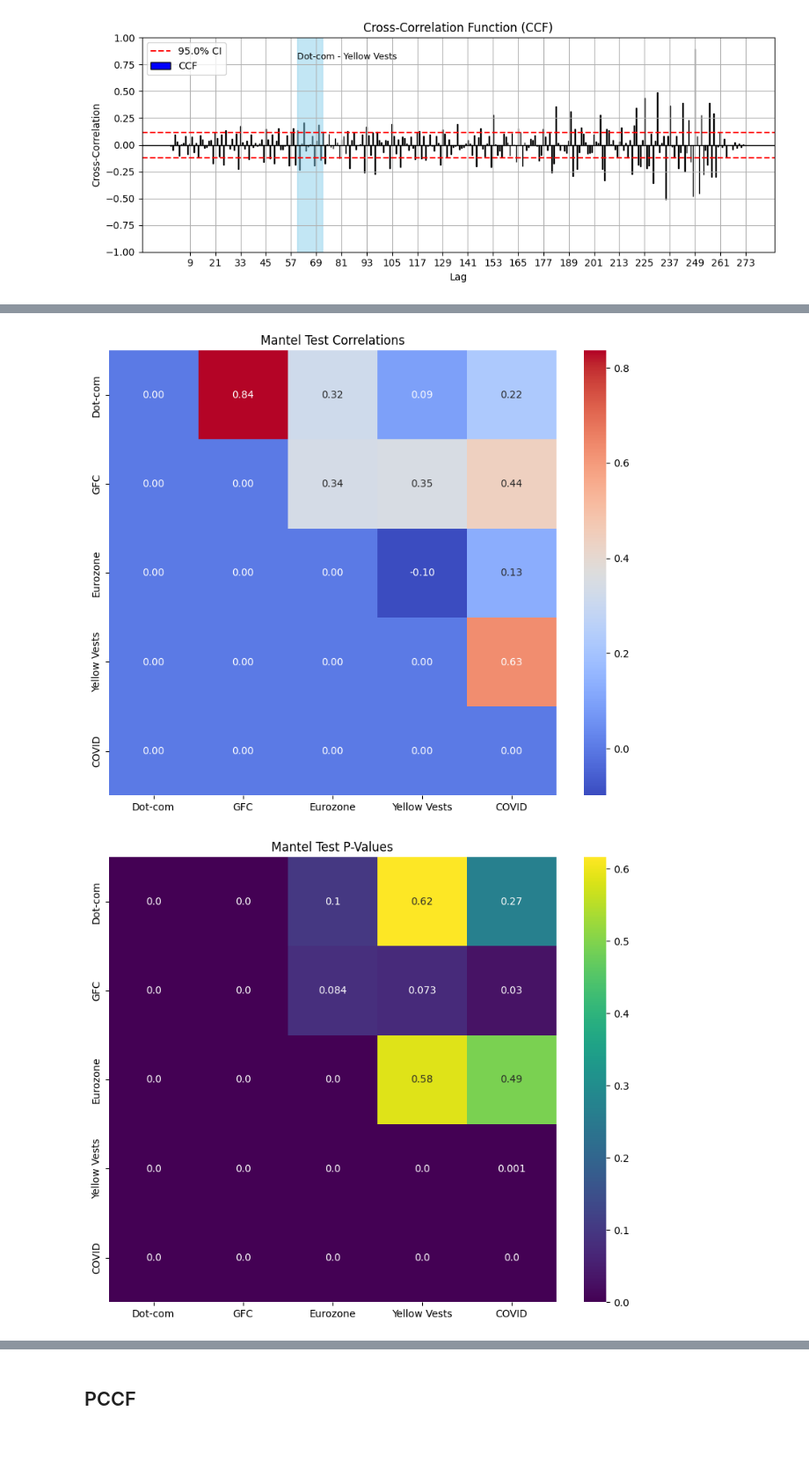
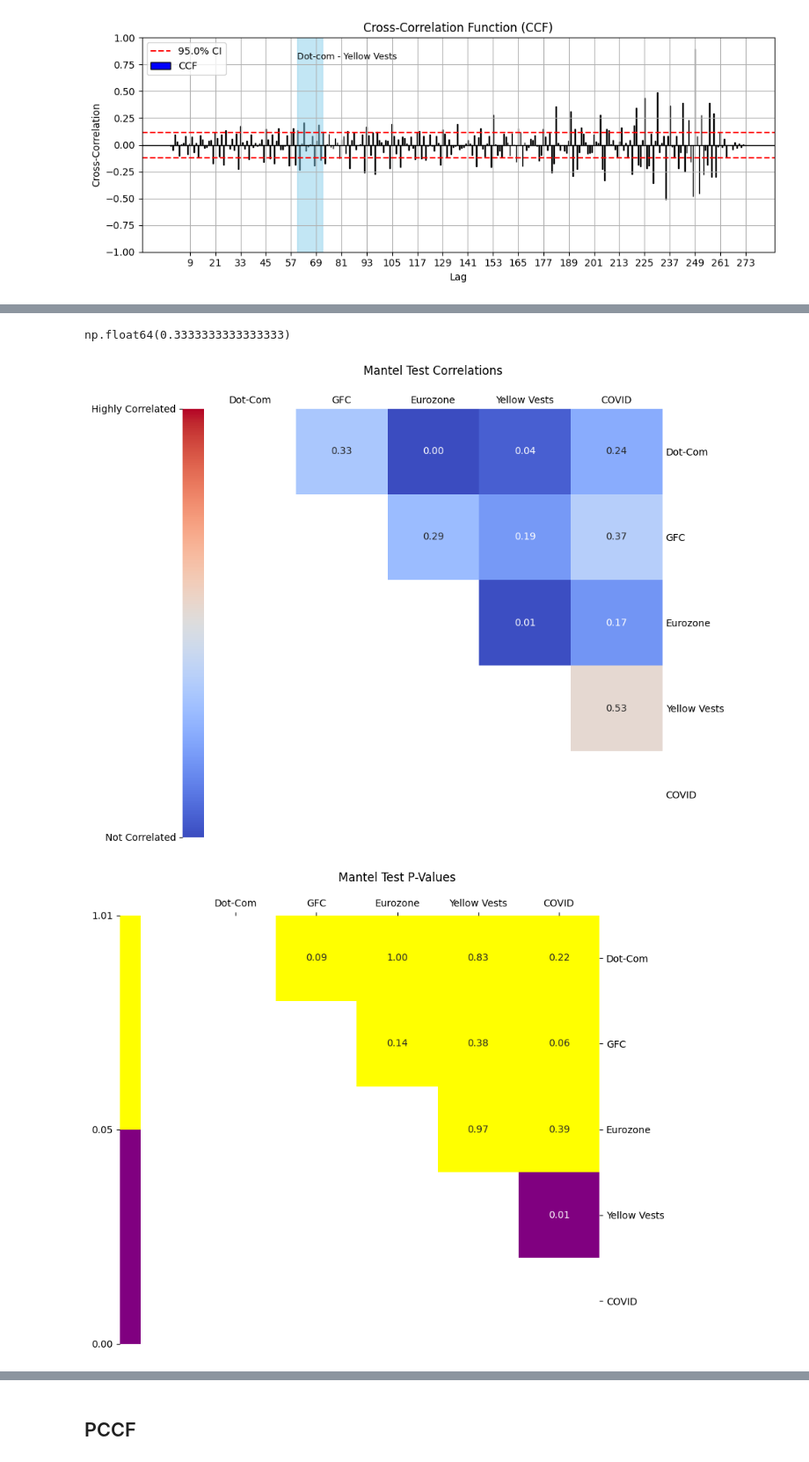
Before and after one commit to emirsglm/consumer-behavior-analysis, a Jupyter notebook: test.ipynb, the cells around one changed output, grey strips where cells are left out. Shown at 88% size. Drawn from its saved outputs; the diff is of its cells as text; code cells hidden in the pictures.

Commit message:
Update test.ipynb
visualisations update

```diff
--- a/test.ipynb
+++ b/test.ipynb
@@ -1129,12 +1129,14 @@ def crysis_periods_data(col,df_stationary):
     """
     # Define the crisis intervals
     crisis_periods_fixed = {
-        "dotcom": "2000-01",
-        "gfc": "2007-10",
-        "eurocrisis": "2010-01",
+        "dotcom": "2001-03",
+        "gfc": "2008-09",
+        "eurocrisis": "2009-11",
         "yellowvests": "2018-11",
         "covid": "2020-03"
     }
+
+
 
     df = df_stationary.copy()
 
@@ -1149,7 +1151,7 @@ def crysis_periods_data(col,df_stationary):
             print(f"Processing crisis period: {name} from {start}")
             end = pd.to_datetime(start) + pd.DateOffset(months=23)
             sub = df.loc[start:end].copy()
-            sub.columns = [f"{name}_{col}" for col in sub.columns]
+            sub.columns = [f"{col}" for col in sub.columns]
             sub.reset_index(drop=True, inplace=True)
             frames.append(sub)
             break
@@ -1218,8 +1220,8 @@ def calculate_correlation_and_p_values(col, df_stationary, insignificant=None):
 
     # Plot the correlation matrix
     plt.figure(figsize=(10, 8))
-    sns.heatmap(corr_matrix, annot=True, cmap='coolwarm', fmt=".2f")
-    plt.title('Correlation Matrix' + (' (Significant Values Only)' if insignificant == "zero" else ' (Weighted)' if insignificant == "weighted" else ''))
+    sns.heatmap(corr_matrix, annot=True, cmap='coolwarm', fmt=".2f", vmin=-1, vmax=1)
+    plt.title(f'Correlation Matrix of {col}' + (' (Significant Values Only)' if insignificant == "zero" else ' (Weighted)' if insignificant == "weighted" else ''))
     plt.show()
 
     return corr_matrix, p_value_matrix
@@ -1256,8 +1286,14 @@ Processing crisis period: covid from 2020-03
+# %%
+correlation, _ = spearmanr(dotcom_corr.values[np.triu_indices_from(dotcom_corr, k=1)], gfc_corr.values[np.triu_indices_from(gfc_corr, k=1)])
+correlation
+# %% [output]
+np.float64(0.3333333333333333)
 # %%
 import numpy as np
 import seaborn as sns
 from scipy.spatial.distance import squareform
 from scipy.stats import pearsonr
+from matplotlib.colors import ListedColormap, BoundaryNorm
 
 import matplotlib.pyplot as plt
 
@@ -1279,13 +1315,13 @@ def mantel_test(matrix1, matrix2, permutations=1000):
     dist2 = squareform(matrix2, checks=False)
 
     # Compute the Pearson correlation
-    correlation, _ = pearsonr(dist1, dist2)
+    correlation, _ = spearmanr(dist1, dist2)
 
     # Permutation test
     permuted_correlations = []
     for _ in range(permutations):
         np.random.shuffle(dist2)
-        permuted_corr, _ = pearsonr(dist1, dist2)
+        permuted_corr, _ = spearmanr(dist1, dist2)
         permuted_correlations.append(permuted_corr)
 
     # Calculate p-value
@@ -1301,38 +1337,64 @@ def mantel_test_visualization(matrices, labels, permutations=1000):
     Parameters:
     - matrices: List of distance matrices (2D numpy arrays).
     - labels: List of labels for the matrices.
     - permutations: Number of permutations for significance testing.
 
     Returns:
     - results: A dictionary with Mantel test results for each pair of matrices.
     """
     n = len(matrices)
     correlations = np.zeros((n, n))
     p_values = np.zeros((n, n))
     results = {}
 
     for i in range(n):
         for j in range(n):
             if i < j:
                 corr, p_val = mantel_test(matrices[i], matrices[j], permutations)
                 correlations[i, j] = corr
                 p_values[i, j] = p_val
                 results[(labels[i], labels[j])] = {"correlation": corr, "p_value": p_val}
 
-    # Visualization
+    # Mask the upper triangle for better visualization
+    mask = np.tril(np.ones_like(correlations, dtype=bool))
+
+    # Visualization for correlations
     plt.figure(figsize=(10, 8))
-    sns.heatmap(correlations, annot=True, xticklabels=labels, yticklabels=labels, cmap="coolwarm", fmt=".2f")
-    plt.title("Mantel Test Correlations")
+    sns.heatmap(correlations,annot=True, mask=mask, xticklabels=labels, yticklabels=labels, cmap="coolwarm", fmt=".2f", linewidths=0,
+                vmin=0, vmax=1, cbar_kws={"orientation": "vertical", "location": "left", "pad":0}, cbar=True)
+    plt.gca().xaxis.tick_top()  # Move x labels to the top
+    plt.gca().tick_params(length=0)
+    plt.gca().yaxis.tick_right()  # Move y labels to the right
+    plt.yticks(rotation=0)  # Rotate y labels
+    plt.title("Mantel Test Correlations", pad=35)
+    colorbar = plt.gca().collections[0].colorbar
+    colorbar.set_ticks([0,1])
+    colorbar.set_ticklabels(['Not Correlated', 'Highly Correlated'])
+
     plt.show()
 
+    # Define custom colors and thresholds
+    colors = ['purple', 'yellow']  # Colors for <=0.05 and >0.05
+    boundaries = [0, 0.05, 1.01]   # Add a bit more than 1 to include 1 in the range
+
+    # Create colormap and normalization
+    cmap = ListedColormap(colors)
+    norm = BoundaryNorm(boundaries, ncolors=len(colors))
+
+    # Plot
     plt.figure(figsize=(10, 8))
-    sns.heatmap(p_values, annot=True, xticklabels=labels, yticklabels=labels, cmap="viridis", fmt=".2")
-    plt.title("Mantel Test P-Values")
+    sns.heatmap(p_values, mask=mask, annot=True, xticklabels=labels, yticklabels=labels,
+                cmap=cmap, norm=norm, fmt=".2f", cbar=True,
+                cbar_kws={"orientation": "vertical", "location": "left"})
+    plt.gca().xaxis.tick_top()
+    plt.gca().yaxis.tick_right()
+    plt.yticks(rotation=0)
+    plt.title("Mantel Test P-Values", pad=35)
     plt.show()
 
     return results
 
-mantel_test_visualization([dotcom_corr, gfc_corr, eurocrisis_corr, yellowvests_corr, covid_corr],['Dot-com', 'GFC', 'Eurozone', 'Yellow Vests', 'COVID'], permutations=1000)
+mantel_test_visualization([dotcom_corr, gfc_corr, eurocrisis_corr, yellowvests_corr, covid_corr],['Dot-Com', 'GFC', 'Eurozone', 'Yellow Vests', 'COVID'], permutations=1000)
 # %% [output]
-[figure, old version]
+[figure, new version]
-[figure, old version]
+[figure, new version]
```
Also changed, not shown: parts of 28 cells of this notebook.
